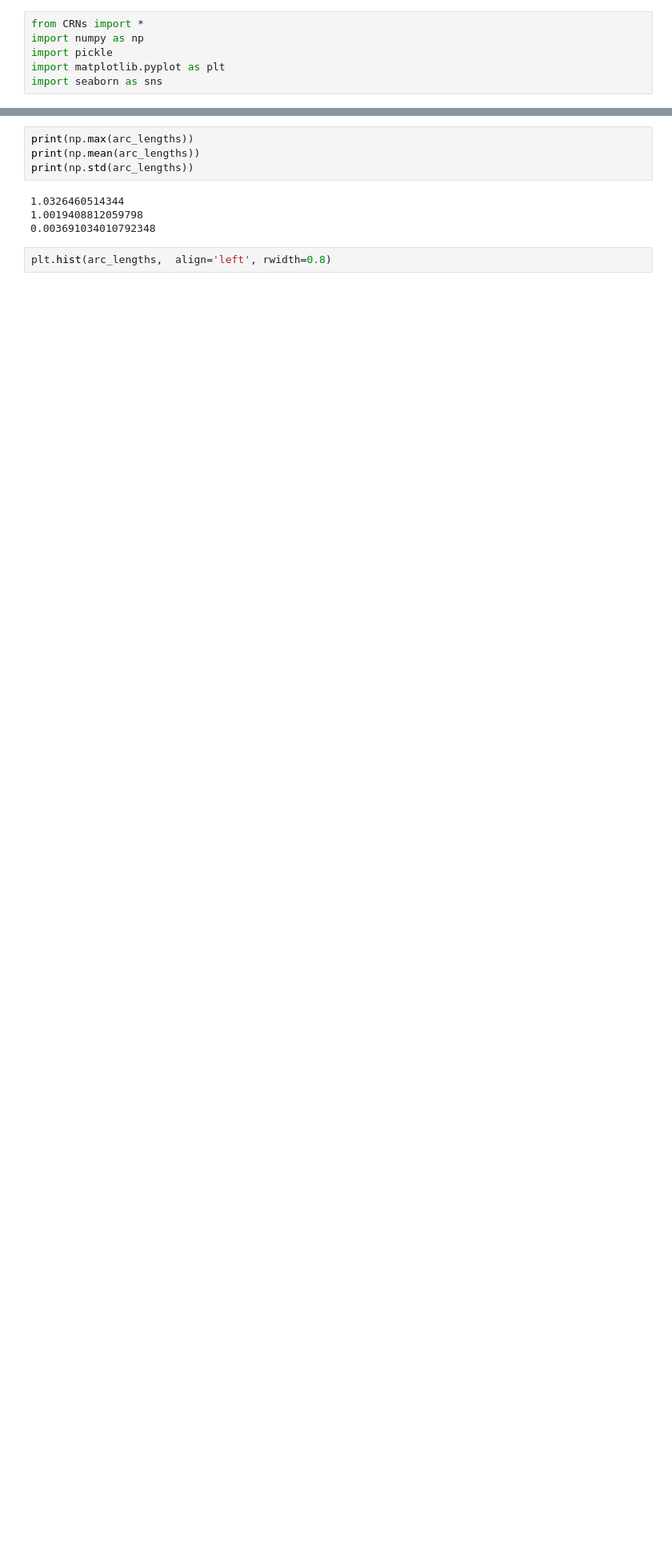
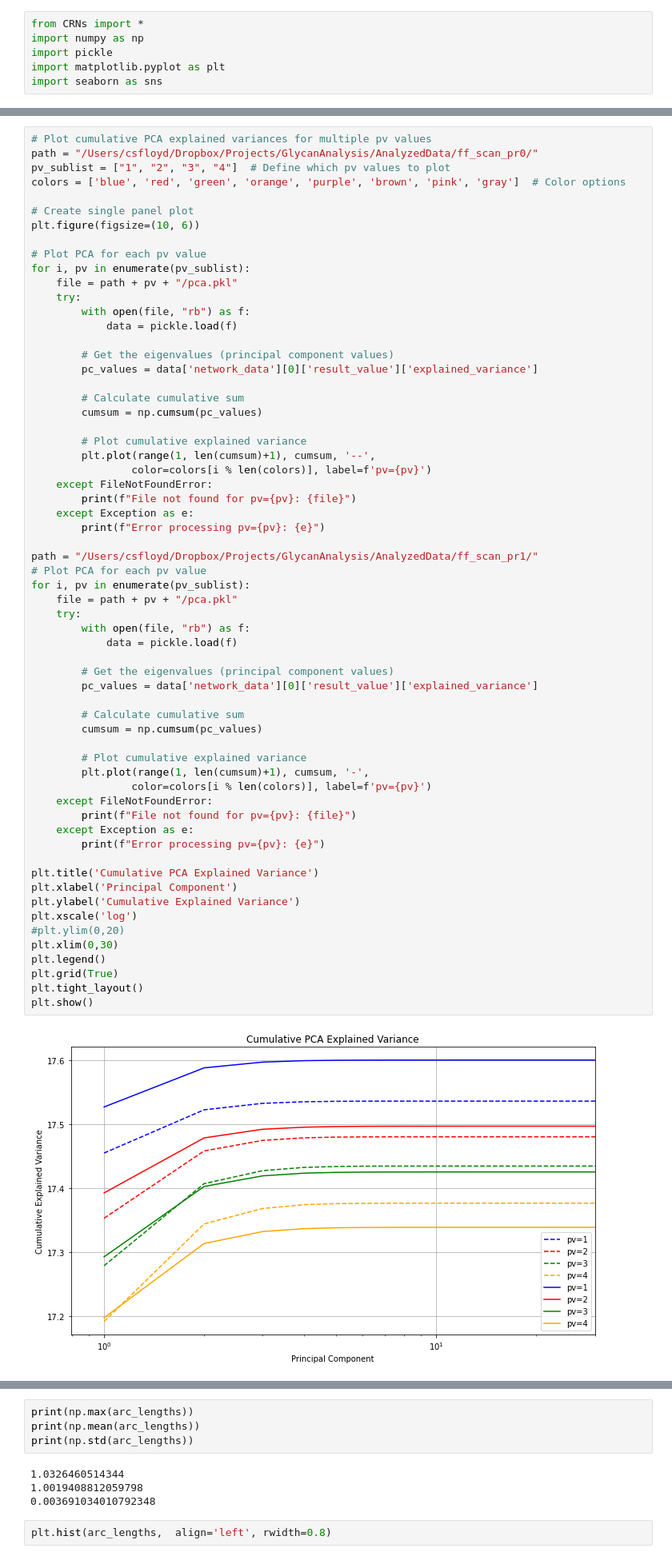
Before and after one commit to csfloyd/GlycanAnalysis, a Jupyter notebook: Python/analyze_data_signaling.ipynb, the cells around one changed output, grey strips where cells are left out. Shown at 80% size. Saved outputs shown, nothing was run; the diff lists cells and outputs as text; blank space fills up the shorter version.

```diff
--- a/Python/analyze_data_signaling.ipynb
+++ b/Python/analyze_data_signaling.ipynb
@@ -7,3 +271,67 @@ import seaborn as sns
+# %%
+# Plot cumulative PCA explained variances for multiple pv values
+path = "/Users/csfloyd/Dropbox/Projects/GlycanAnalysis/AnalyzedData/ff_scan_pr0/"
+pv_sublist = ["1", "2", "3", "4"]  # Define which pv values to plot
+colors = ['blue', 'red', 'green', 'orange', 'purple', 'brown', 'pink', 'gray']  # Color options
+
+# Create single panel plot
+plt.figure(figsize=(10, 6))
+
+# Plot PCA for each pv value
+for i, pv in enumerate(pv_sublist):
+    file = path + pv + "/pca.pkl"
+    try:
+        with open(file, "rb") as f:
+            data = pickle.load(f)
+
+        # Get the eigenvalues (principal component values)
+        pc_values = data['network_data'][0]['result_value']['explained_variance']
+
+        # Calculate cumulative sum
+        cumsum = np.cumsum(pc_values)
+
+        # Plot cumulative explained variance
+        plt.plot(range(1, len(cumsum)+1), cumsum, '--',
+                color=colors[i % len(colors)], label=f'pv={pv}')
+    except FileNotFoundError:
+        print(f"File not found for pv={pv}: {file}")
+    except Exception as e:
+        print(f"Error processing pv={pv}: {e}")
+
+path = "/Users/csfloyd/Dropbox/Projects/GlycanAnalysis/AnalyzedData/ff_scan_pr1/"
+# Plot PCA for each pv value
+for i, pv in enumerate(pv_sublist):
+    file = path + pv + "/pca.pkl"
+    try:
+        with open(file, "rb") as f:
+            data = pickle.load(f)
+
+        # Get the eigenvalues (principal component values)
+        pc_values = data['network_data'][0]['result_value']['explained_variance']
+
+        # Calculate cumulative sum
+        cumsum = np.cumsum(pc_values)
+
+        # Plot cumulative explained variance
+        plt.plot(range(1, len(cumsum)+1), cumsum, '-',
+                color=colors[i % len(colors)], label=f'pv={pv}')
+    except FileNotFoundError:
+        print(f"File not found for pv={pv}: {file}")
+    except Exception as e:
+        print(f"Error processing pv={pv}: {e}")
+
+plt.title('Cumulative PCA Explained Variance')
+plt.xlabel('Principal Component')
+plt.ylabel('Cumulative Explained Variance')
+plt.xscale('log')
+#plt.ylim(0,20)
+plt.xlim(0,30)
+plt.legend()
+plt.grid(True)
+plt.tight_layout()
+plt.show()
+# %% [output]
+[figure, added]
 # %%
 path = "/Users/csfloyd/Dropbox/Projects/GlycanAnalysis/Dirs/pr_lhs_NS3_rev"
 
```
Also changed, not shown: parts of 13 cells of this notebook, 11 other files.
